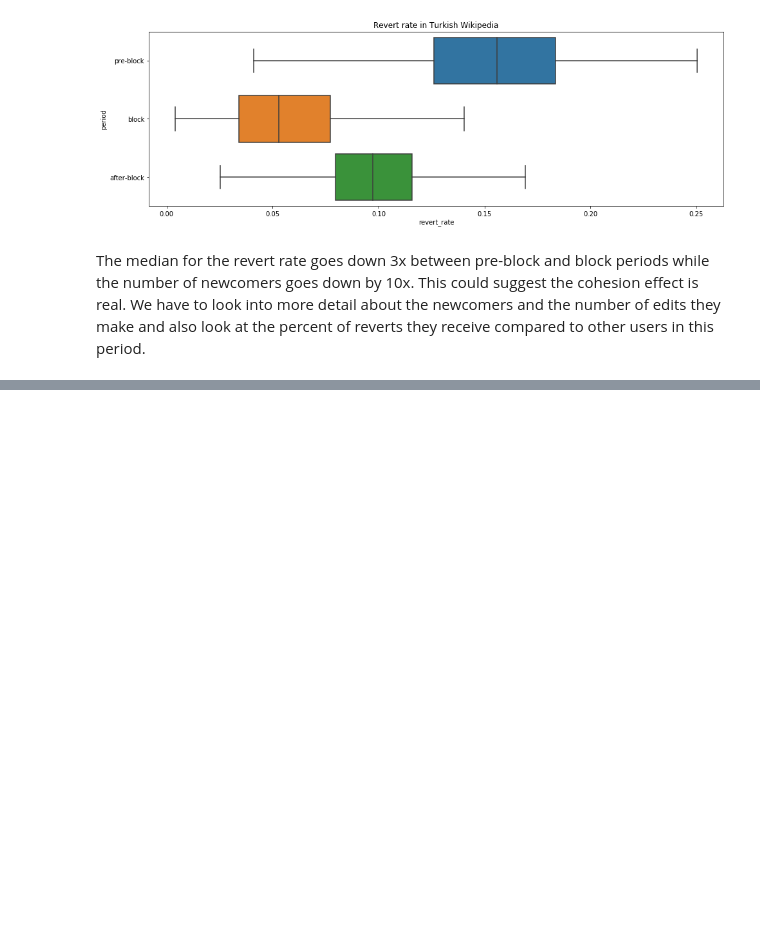
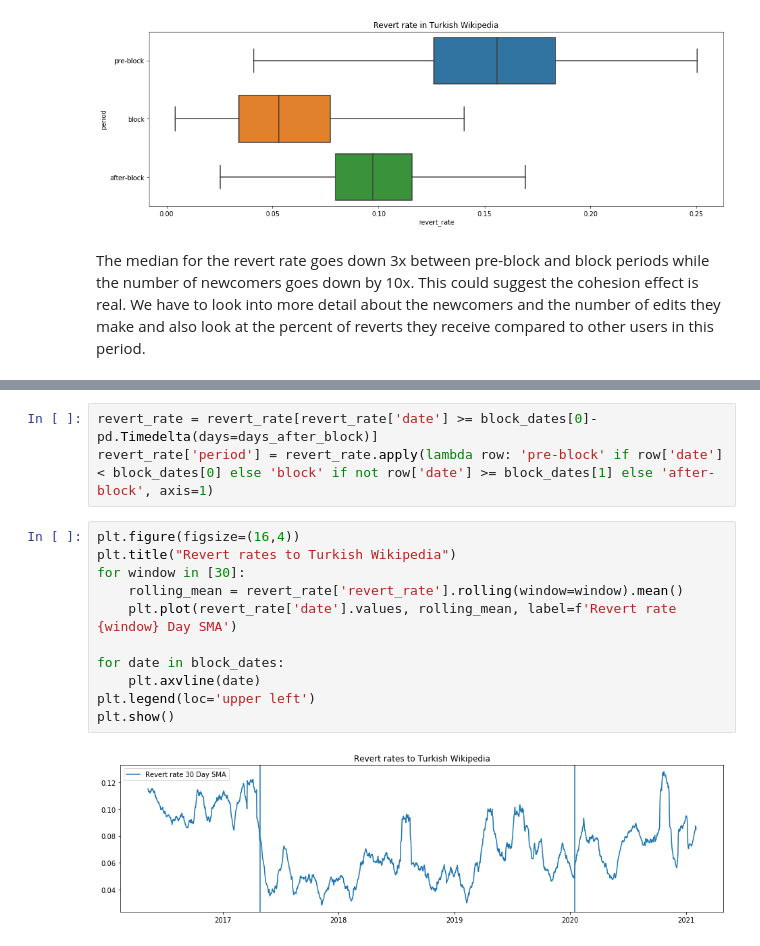
Before and after one commit to epfl-dlab/turkish_wiki, a Jupyter notebook: analysis.ipynb, the cells around one changed output, grey strips where cells are left out. Saved outputs shown, nothing was run; the diff lists cells and outputs as text; blank space fills up the shorter version.

```diff
--- a/analysis.ipynb
+++ b/analysis.ipynb
@@ -480,0 +517,16 @@ The median for the revert rate goes down 3x between pre-block and block periods
+# %%
+revert_rate = revert_rate[revert_rate['date'] >= block_dates[0]-pd.Timedelta(days=days_after_block)]
+revert_rate['period'] = revert_rate.apply(lambda row: 'pre-block' if row['date'] < block_dates[0] else 'block' if not row['date'] >= block_dates[1] else 'after-block', axis=1)
+# %%
+plt.figure(figsize=(16,4))
+plt.title("Revert rates to Turkish Wikipedia")
+for window in [30]:
+    rolling_mean = revert_rate['revert_rate'].rolling(window=window).mean()
+    plt.plot(revert_rate['date'].values, rolling_mean, label=f'Revert rate {window} Day SMA')
+
+for date in block_dates:
+    plt.axvline(date)
+plt.legend(loc='upper left')
+plt.show()
+# %% [output]
+[figure, added]
```
Also changed, not shown: parts of 20 cells of this notebook, 4 other files.
